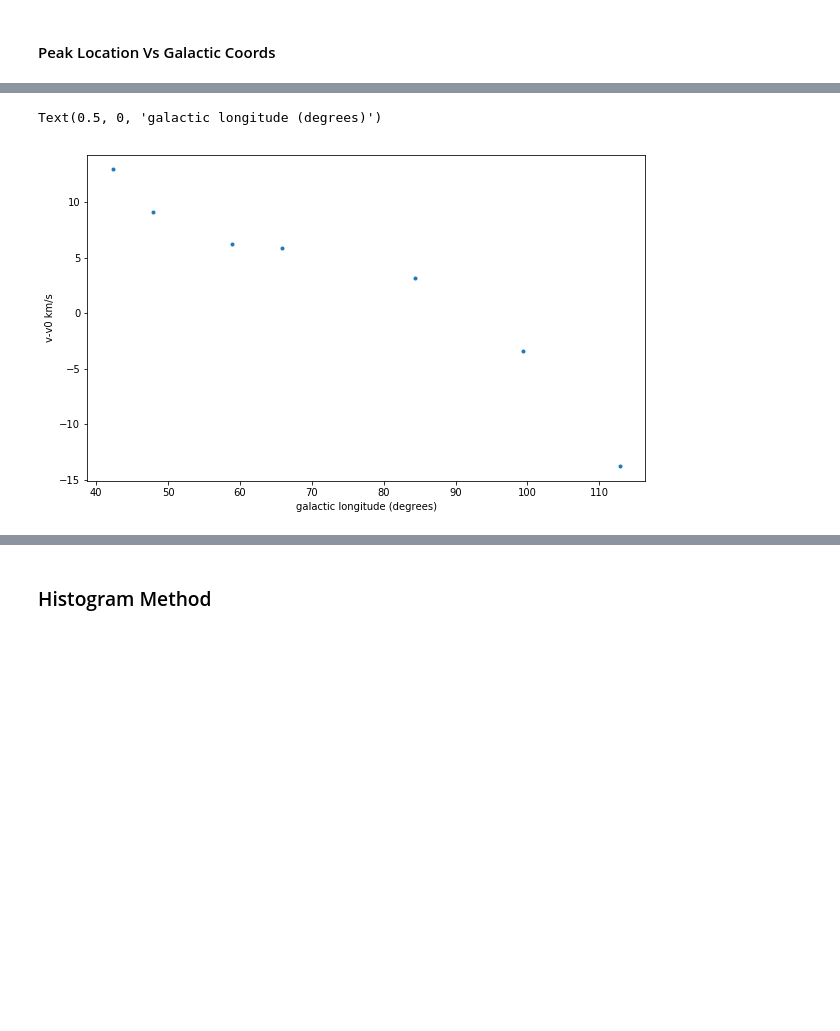
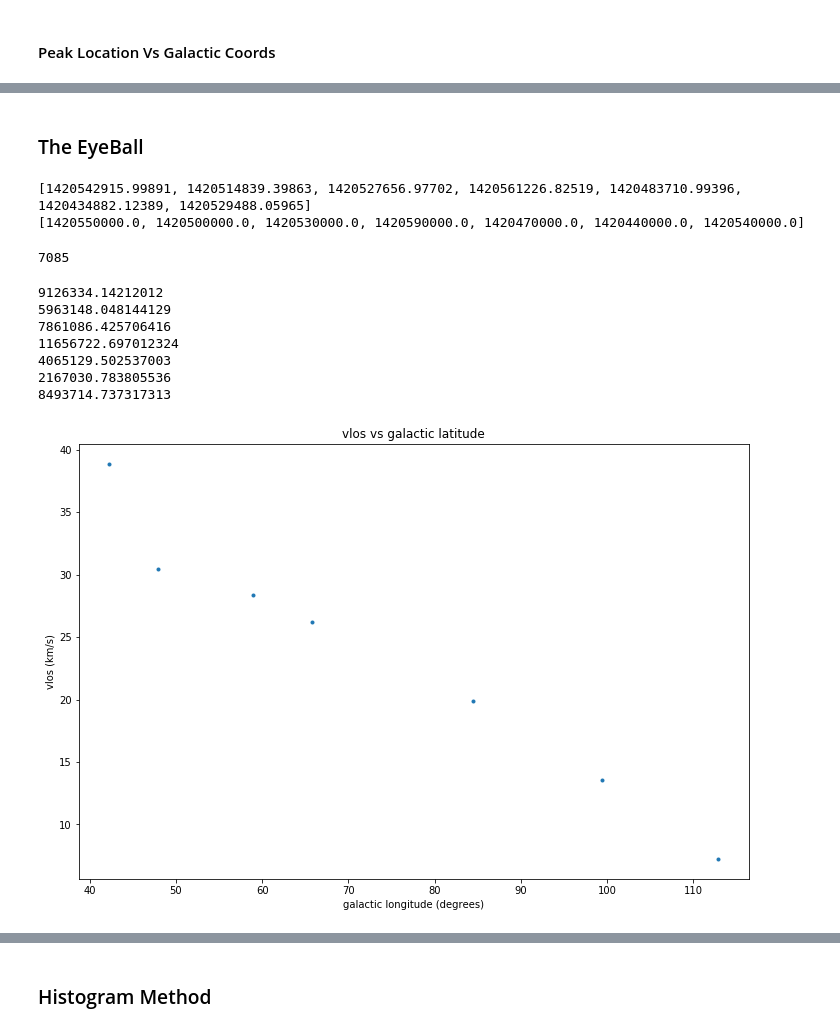
Before and after one commit to ShaabanM/ast2050_lab3, a Jupyter notebook: Analysis.ipynb, the cells around one changed output, grey strips where cells are left out. Saved outputs shown, nothing was run; the diff lists cells and outputs as text; code cells hidden in the pictures; blank space fills up the shorter version.

Commit message:
cleaned up data analysis and added eye balled section

```diff
--- a/Analysis.ipynb
+++ b/Analysis.ipynb
@@ -214,3 +334,0 @@ def get_vt(vlos,l,b):
-# %%
-def get_rt(l,b):
-        return 8*np.sin(l/180*np.pi)*np.cos(b/180*np.pi)
@@ -281,0 +445,14 @@ for i in range(len(peaks)):
+# %%
+for i in np.arange(25,55,5):
+    longs,lats,peaks = extract_data(locg,i)
+    vs = get_vs(peaks)
+    vts,rts =  get_vts(vs,longs,lats)
+
+    plt.plot(rts,vts,'.',label = "data from sig=" + str(i))
+    plt.xlabel("R (kpc)")
+    plt.ylabel("v (km/s)")
+    plt.title("MW Rotation Curve ?");
+    #z = np.polyfit(rts, vts, 2)
+    #p = np.poly1d(z)
+    #plt.plot(np.sort(rts),p(np.sort(rts)),'--',label = "local fit sig =" + str(i))
+    plt.legend();
@@ -281,0 +461,14 @@ for i in range(len(peaks)):
+# %%
+for i in np.arange(25,55,5):
+    longs,lats,peaks = extract_data(locg,i)
+    vs = get_vs(peaks)
+    vts,rts =  get_vts(vs,longs,lats)
+
+    plt.plot(rts,vts,'.',label = "data from sig=" + str(i))
+    plt.xlabel("R (kpc)")
+    plt.ylabel("v (km/s)")
+    plt.title("MW Rotation Curve ?");
+    z = np.polyfit(rts, vts, 2)
+    p = np.poly1d(z)
+    plt.plot(np.sort(rts),p(np.sort(rts)),'--',label = "local fit sig =" + str(i))
+    plt.legend();
@@ -282,12 +477,38 @@ for i in range(len(peaks)):
+# %% [markdown]
+### The EyeBall
+# %%
+eye_peaks = [1.42055e+9,1.42050e+9,1.42053e+9,1.42059e+9,1.42047e+9,1.42044e+9,1.42054e+9]
+# %%
+print(peaks)
+print(eye_peaks)
+1420550000 - 1420542915
+# %% [output]
+[1420542915.99891, 1420514839.39863, 1420527656.97702, 1420561226.82519, 1420483710.99396, 1420434882.12389, 1420529488.05965]
+[1420550000.0, 1420500000.0, 1420530000.0, 1420590000.0, 1420470000.0, 1420440000.0, 1420540000.0]
+7085
 # %%
+vs = []
+l0 = 1420455634
+l0 = 1420405751
+for i in range(len(eye_peaks)):
+    print(get_v(eye_peaks[i],l0)*299792)
+    vs.insert(i,get_v(eye_peaks[i],l0))
+
 plt.figure()
 plt.clf
 plt.plot(longs,vs,'.')
-plt.ylabel("v-v0 km/s")
+plt.ylabel("vlos (km/s)")
 plt.xlabel("galactic longitude (degrees)")
+plt.title("vlos vs galactic latitude");
 # %% [output]
-Text(0.5, 0, 'galactic longitude (degrees)')
+9126334.14212012
+5963148.048144129
+7861086.425706416
+11656722.697012324
+4065129.502537003
+2167030.783805536
+8493714.737317313
-[figure, old version]
+[figure, new version]
 # %%
 vts = []
 rts = []
```
Also changed, not shown: parts of 31 cells of this notebook.
